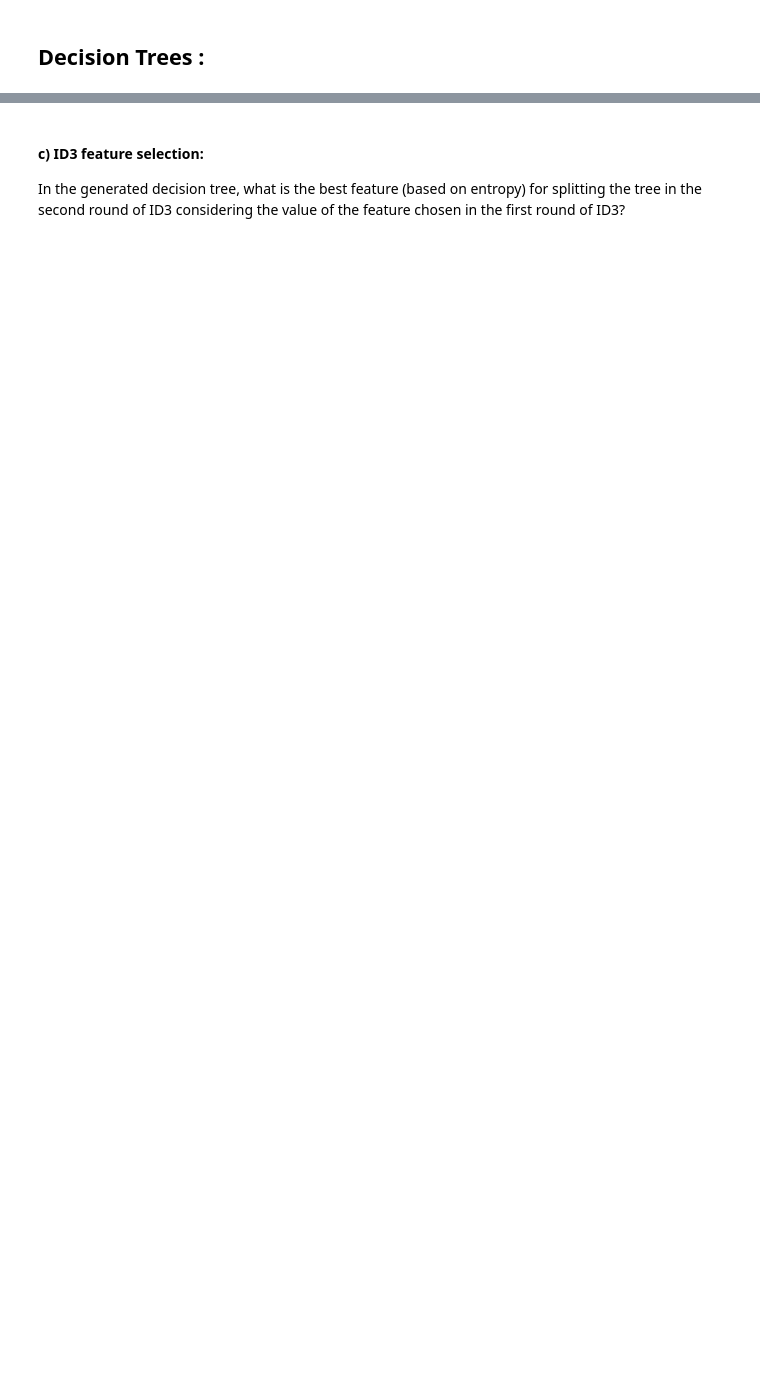
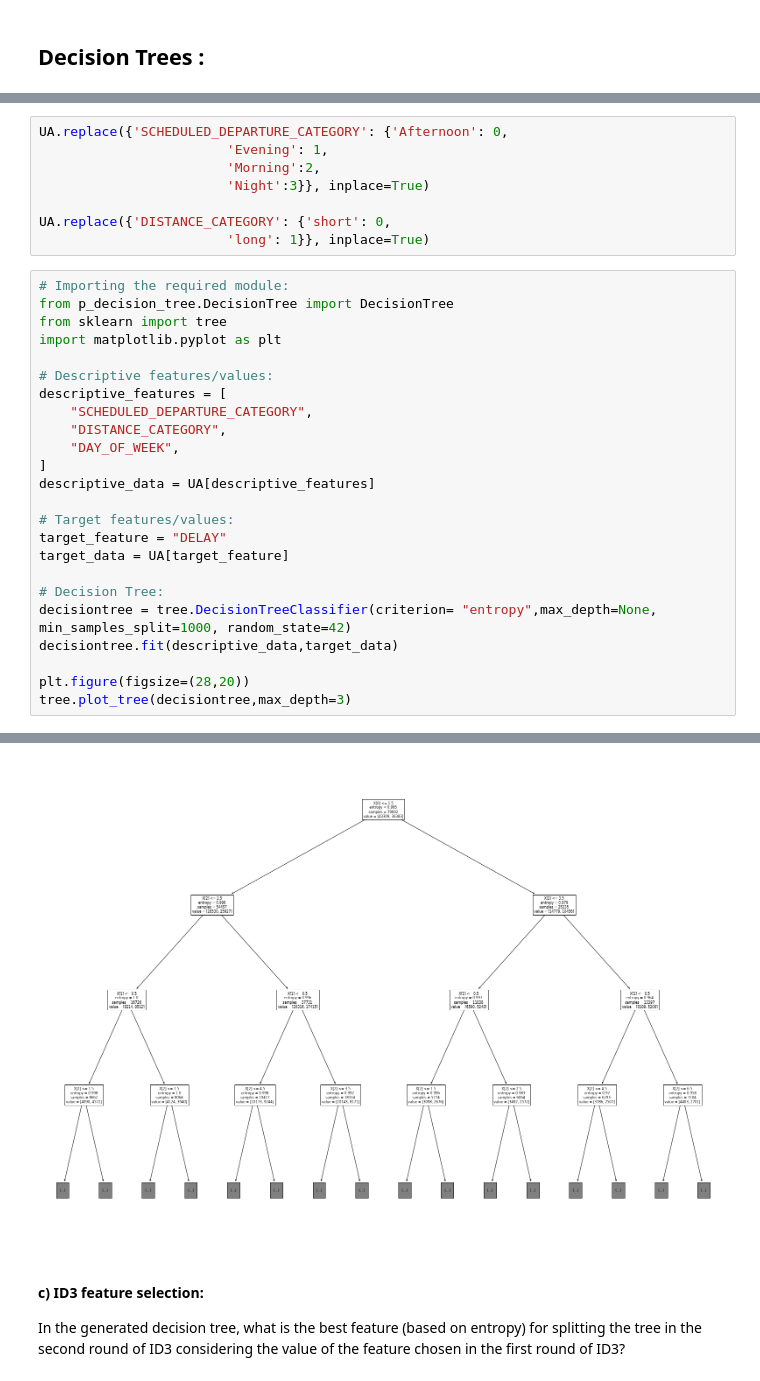
Before and after one commit to nv2205/Flight-Data-Project, a Jupyter notebook: flight dataset.ipynb, the cells around one changed output, grey strips where cells are left out. Cells and saved outputs as stored; diff of their text form; blank space fills up the shorter version.

```diff
--- a/flight dataset.ipynb
+++ b/flight dataset.ipynb
@@ -468,0 +459,33 @@ System entropy:  0.9945555606395453
+# %%
+UA.replace({'SCHEDULED_DEPARTURE_CATEGORY': {'Afternoon': 0,
+                        'Evening': 1,
+                        'Morning':2,
+                        'Night':3}}, inplace=True)
+
+UA.replace({'DISTANCE_CATEGORY': {'short': 0,
+                        'long': 1}}, inplace=True)
+# %%
+# Importing the required module:
+from p_decision_tree.DecisionTree import DecisionTree
+from sklearn import tree
+import matplotlib.pyplot as plt
+
+# Descriptive features/values:
+descriptive_features = [
+    "SCHEDULED_DEPARTURE_CATEGORY",
+    "DISTANCE_CATEGORY",
+    "DAY_OF_WEEK",
+]
+descriptive_data = UA[descriptive_features]
+
+# Target features/values:
+target_feature = "DELAY"
+target_data = UA[target_feature]
+
+# Decision Tree:
+decisiontree = tree.DecisionTreeClassifier(criterion= "entropy",max_depth=None, min_samples_split=1000, random_state=42)
+decisiontree.fit(descriptive_data,target_data)
+
+plt.figure(figsize=(28,20))
+tree.plot_tree(decisiontree,max_depth=3)
+# %% [output]
@@ -469,3 +509,4 @@ System entropy:  0.9945555606395453
+[figure, added]
 # %% [markdown]
 #### c) ID3 feature selection:
 In the generated decision tree, what is the best feature (based on entropy) for splitting the tree in the second round of ID3 considering the value of the feature chosen in the first round of ID3?
```
Also changed, not shown: parts of 20 cells of this notebook.
